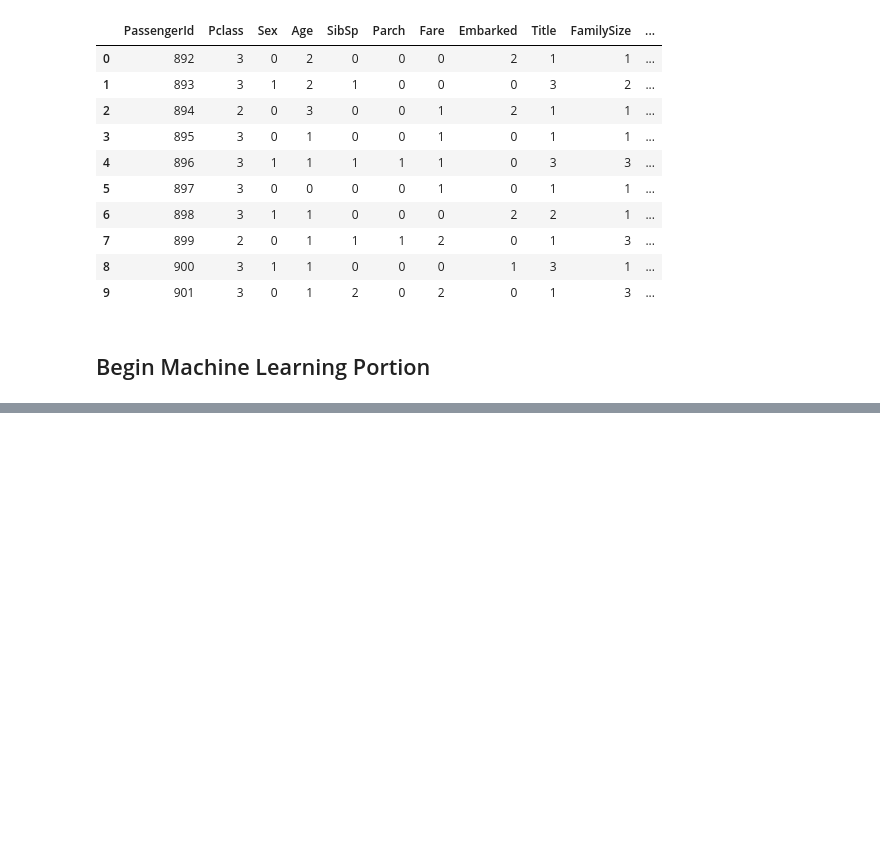
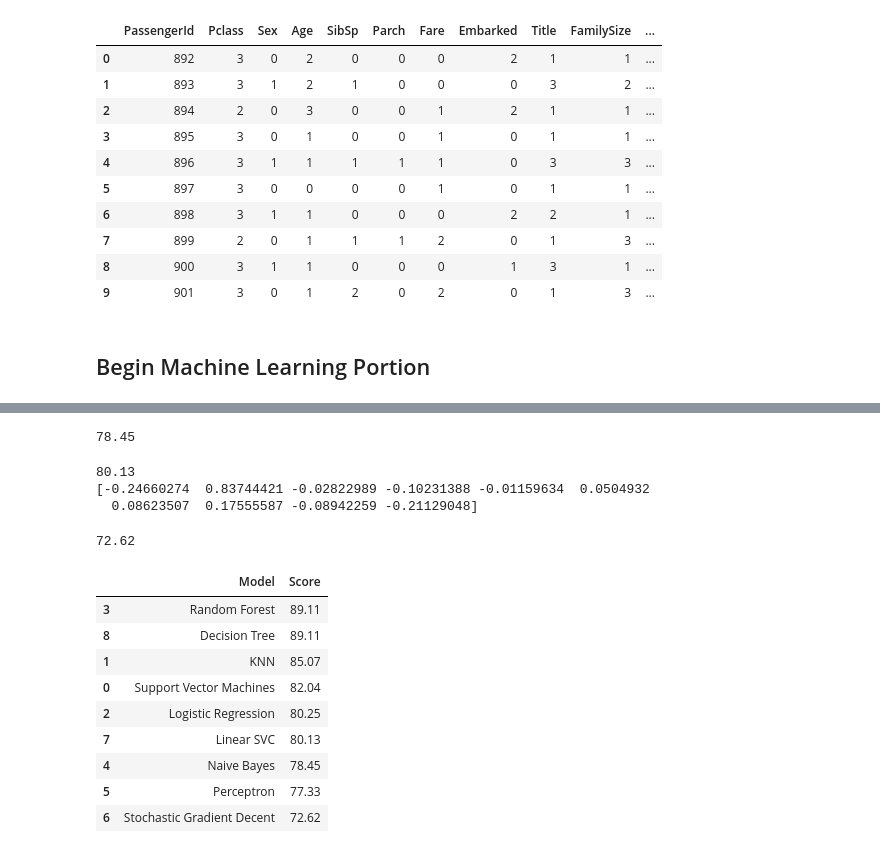
Before and after one commit to AndrewstheBuilder/DeepLearning, a Jupyter notebook: TitanicKaggleChallenge_Blog.ipynb, the cells around one changed output, grey strips where cells are left out. Cells and saved outputs as stored; diff of their text form; code cells hidden in the pictures; blank space fills up the shorter version.

```diff
--- a/TitanicKaggleChallenge_Blog.ipynb
+++ b/TitanicKaggleChallenge_Blog.ipynb
@@ -697,0 +825,67 @@ from sklearn.tree import DecisionTreeClassifier
+# %%
+# Gaussian Naive Bayes
+# Regularly Naive Bayes multiplies prior probabilities to get the probability of the input
+  # Find probability of classA | given word1 and word2
+  # = (Probability that its classA) * (probability that word1 occurs in classA) * (probability that word2 occurs in classA)
+# Gaussian Naive Bayes is the same multiplication but the value for probability is taken from the gaussian dist. of the data
+gaussian = GaussianNB()
+gaussian.fit(X_train, Y_train)
+Y_pred = gaussian.predict(X_test)
+acc_gaussian = round(gaussian.score(X_train, Y_train) * 100, 2)
+acc_gaussian
+# %% [output]
+78.45
+# %%
+# Linear SVC - Support Vector Classifier
+# What is a Linear SVC?
+  # Its like SVM but the decision boundary is linear so its more efficient than SVM
+  # This is because calculating the linear decision boundary is computationally simpler
+  # than calculating non-linear decision boundaries that require transformations and complex calculations due to the kernel trick.
+# Use Cases: It's best used when you have a reason to believe the data can be separated by a linear boundary or when computational efficiency is a concern.
+linear_svc = LinearSVC()
+linear_svc.fit(X_train, Y_train)
+Y_pred = linear_svc.predict(X_test)
+acc_linear_svc = round(linear_svc.score(X_train, Y_train) * 100, 2)
+print(acc_linear_svc)
+# print(linear_svc.coef_[0])
+w = linear_svc.coef_[0]
+print(w)
+# %% [output]
+80.13
+[-0.24660274  0.83744421 -0.02822989 -0.10231388 -0.01159634  0.0504932
+  0.08623507  0.17555587 -0.08942259 -0.21129048]
+# %%
+# Stochastic Gradient Descent
+# Linear classifiers (SVM, logistic regression, etc.) with SGD training. (From docs)
+# The reason its stochastic is because we are using mini-batches for computing the gradient of the loss function
+  # as opposed to the entire dataset
+  # and then with the gradients we make updates
+
+sgd = SGDClassifier()
+sgd.fit(X_train, Y_train)
+Y_pred = sgd.predict(X_test)
+acc_sgd = round(sgd.score(X_train, Y_train) * 100, 2)
+acc_sgd
+# %% [output]
+72.62
+# %%
+models = pd.DataFrame({
+    'Model': ['Support Vector Machines', 'KNN', 'Logistic Regression',
+              'Random Forest', 'Naive Bayes', 'Perceptron',
+              'Stochastic Gradient Decent', 'Linear SVC',
+              'Decision Tree'],
+    'Score': [acc_svc, acc_knn, acc_log,
+              acc_random_forest, acc_gaussian, acc_perceptron,
+              acc_sgd, acc_linear_svc, acc_decision_tree]})
+models.sort_values(by='Score', ascending=False)
+# %% [output]
+|  | Model | Score |
+| 3 | Random Forest | 89.11 |
+| 8 | Decision Tree | 89.11 |
+| 1 | KNN | 85.07 |
+| 0 | Support Vector Machines | 82.04 |
+| 2 | Logistic Regression | 80.25 |
+| 7 | Linear SVC | 80.13 |
+| 4 | Naive Bayes | 78.45 |
+| 5 | Perceptron | 77.33 |
+| 6 | Stochastic Gradient Decent | 72.62 |
```
Also changed, not shown: parts of 12 cells of this notebook.
